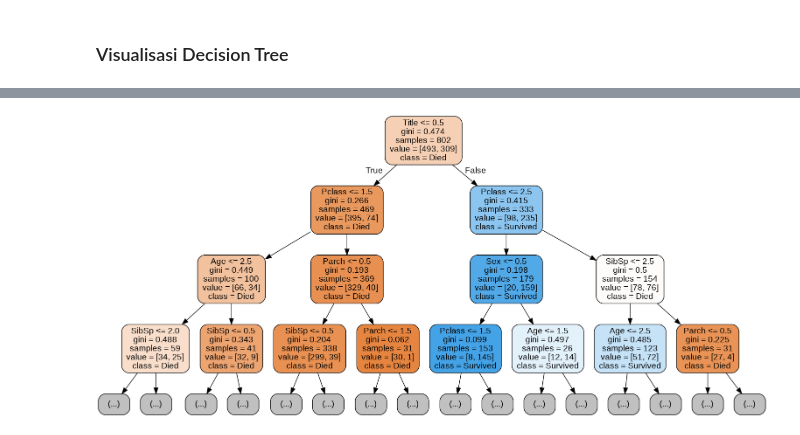
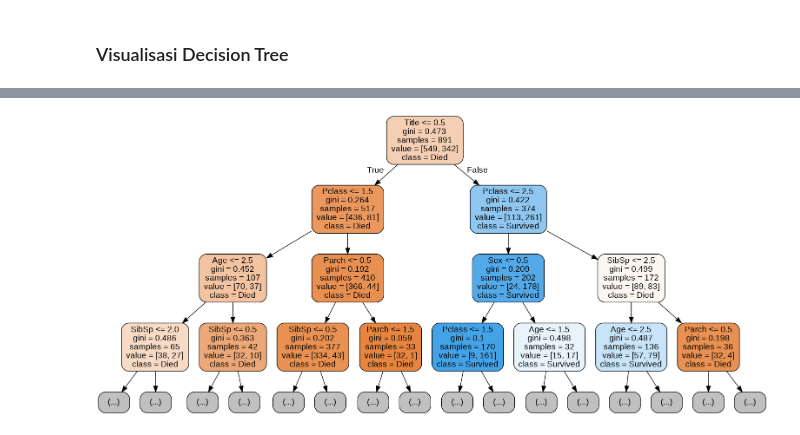
Before and after one commit to zanuarts/DataMining, a Jupyter notebook: 07_DM_Titanic.ipynb, the cells around one changed output, grey strips where cells are left out. Saved outputs shown, nothing was run; the diff lists cells and outputs as text; code cells hidden in the pictures.

```diff
--- a/07_DM_Titanic.ipynb
+++ b/07_DM_Titanic.ipynb
@@ -319,7 +319,7 @@ showChart('Title')
 # %% [markdown]
 ### Menghapus kolom yang tidak akan dijadikan atribut
 # %%
-deleteFeatures = ['PassengerId','Name','Cabin','Ticket','Fare','Embarked']
+deleteFeatures = ['Name','Cabin','Ticket','Fare','Embarked']
 # %%
 train = train.drop(deleteFeatures, axis=1)
 test = test.drop(deleteFeatures, axis=1)
@@ -346,7 +346,7 @@ test.head()
 # %% [markdown]
 ### Decision Tree dengan Cross Validation
 # %%
-x = train.drop(['Survived'], axis=1)
+x = train.drop(['PassengerId','Survived'], axis=1)
 y = train['Survived']
 # %%
 from sklearn.tree import DecisionTreeClassifier
@@ -427,16 +455,16 @@ Image(graph.create_png())
 # %%
 dot_data = export_graphviz(
     tree_model,
     max_depth = 3,
     out_file = None,
-    feature_names = list(train.drop(['Survived'], axis=1)),
+    feature_names = list(x.columns.values),
     class_names = ['Died', 'Survived'],
     rounded = True,
     filled = True
 )
 
 graph = pydotplus.graph_from_dot_data(dot_data)
 
 Image(graph.create_png())
 # %% [output]
-[figure, old version]
+[figure, new version]
```
Also changed, not shown: parts of 13 cells of this notebook.
